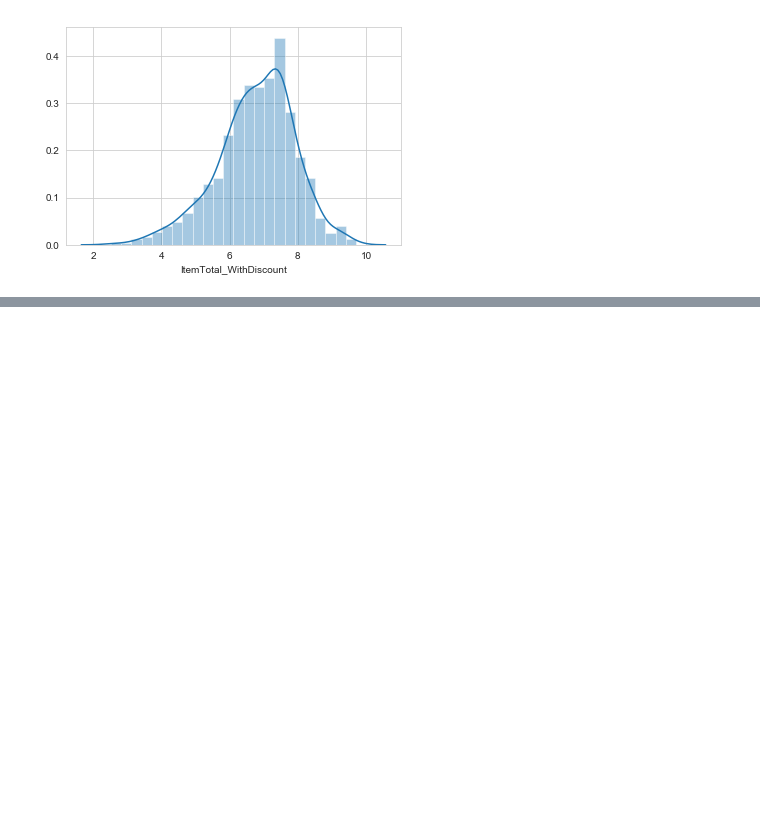
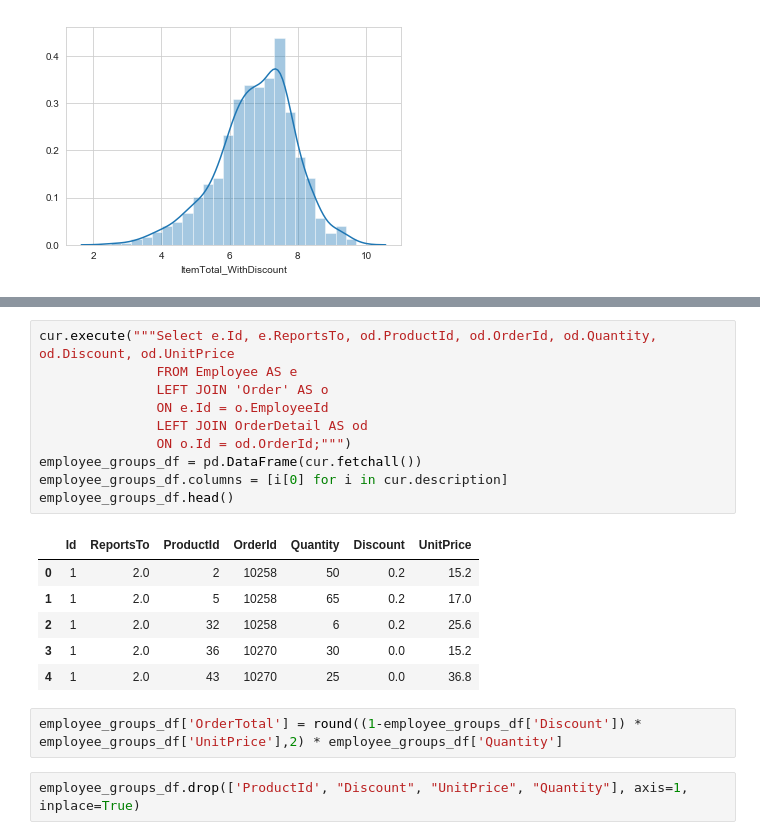
Before and after one commit to akelly66/Flatiron-School, a Jupyter notebook: Mod03/Mod03-Final-Project/Mod03 Final Project.ipynb, the cells around one changed output, grey strips where cells are left out. Cells and saved outputs as stored; diff of their text form; blank space fills up the shorter version.

```diff
--- a/Mod03/Mod03-Final-Project/Mod03 Final Project.ipynb
+++ b/Mod03/Mod03-Final-Project/Mod03 Final Project.ipynb
@@ -449,0 +483,21 @@ countries =  list(total_by_country.ShipCountry.unique())
+# %%
+cur.execute("""Select e.Id, e.ReportsTo, od.ProductId, od.OrderId, od.Quantity, od.Discount, od.UnitPrice
+               FROM Employee AS e
+               LEFT JOIN 'Order' AS o
+               ON e.Id = o.EmployeeId
+               LEFT JOIN OrderDetail AS od
+               ON o.Id = od.OrderId;""")
+employee_groups_df = pd.DataFrame(cur.fetchall())
+employee_groups_df.columns = [i[0] for i in cur.description]
+employee_groups_df.head()
+# %% [output]
+|  | Id | ReportsTo | ProductId | OrderId | Quantity | Discount | UnitPrice |
+| 0 | 1 | 2.0 | 2 | 10258 | 50 | 0.2 | 15.2 |
+| 1 | 1 | 2.0 | 5 | 10258 | 65 | 0.2 | 17.0 |
+| 2 | 1 | 2.0 | 32 | 10258 | 6 | 0.2 | 25.6 |
+| 3 | 1 | 2.0 | 36 | 10270 | 30 | 0.0 | 15.2 |
+| 4 | 1 | 2.0 | 43 | 10270 | 25 | 0.0 | 36.8 |
+# %%
+employee_groups_df['OrderTotal'] = round((1-employee_groups_df['Discount']) * employee_groups_df['UnitPrice'],2) * employee_groups_df['Quantity']
+# %%
+employee_groups_df.drop(['ProductId', "Discount", "UnitPrice", "Quantity"], axis=1, inplace=True)
```
Also changed, not shown: parts of 11 cells of this notebook.
